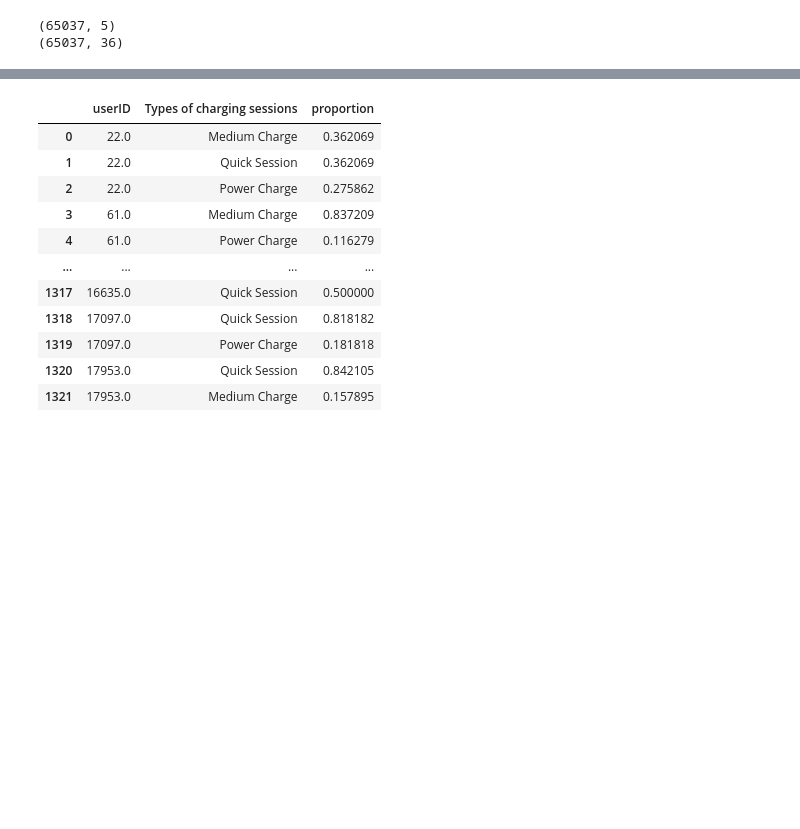
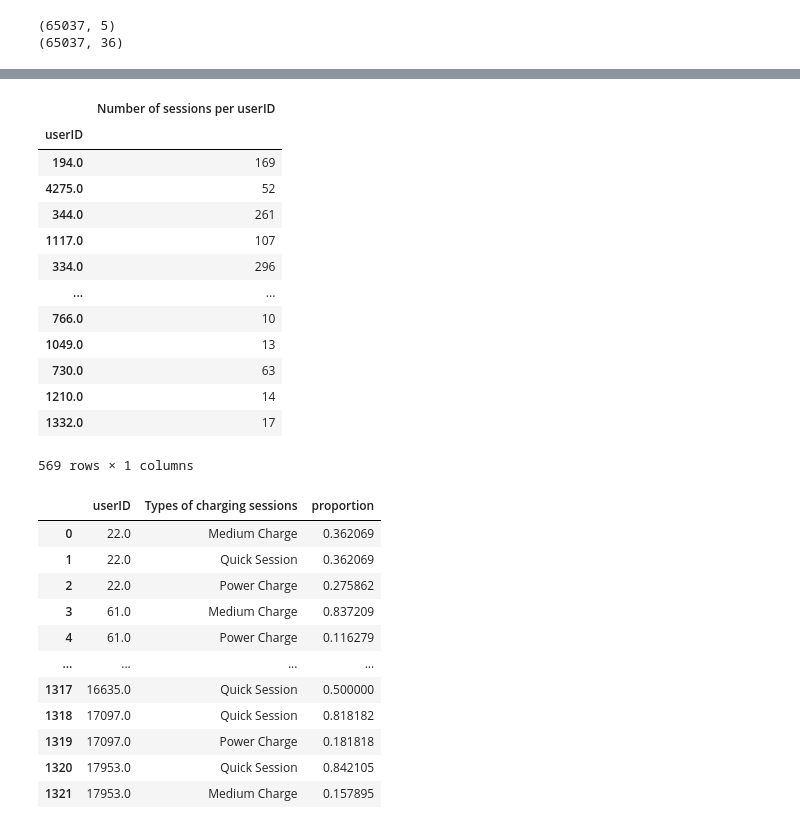
Before and after one commit to Amocon/A-Team_AA-Team-Assignment_2024, a Jupyter notebook: aa_team_assignment/clustering_analysis2.ipynb, the cells around one changed output, grey strips where cells are left out. Saved outputs shown, nothing was run; the diff lists cells and outputs as text; code cells hidden in the pictures; blank space fills up the shorter version.

```diff
--- a/aa_team_assignment/clustering_analysis2.ipynb
+++ b/aa_team_assignment/clustering_analysis2.ipynb
@@ -298,16 +345,3 @@ print(user_df.shape)
 # %% [output]
 (65037, 5)
 (65037, 36)
-# %%
-# Append 4 Clusters column on user_df
-user_df["Types of charging sessions"] = X["Types of charging sessions"]
-# Drop rows with userID that occours in general less than 10 times
-user_df = user_df[user_df.groupby('userID')['userID'].transform('size') >= 10]
-# Add a column with the number of sessions per user
-user_df["Number of sessions per userID"] = user_df.groupby('userID')['userID'].transform('size')
-
-# Assuming user_df is your DataFrame and it has a column named 'userID'
-grouped_user_df = user_df.groupby('userID').size()
-
-# Print the length of each group
-grouped_user_df
@@ -328,3 +353,35 @@ Length: 569, dtype: int64
+# %%
+# Append clusters column
+user_df[charging_session_types] = X[charging_session_types]
+
+# Group by userID and calculate session count
+user_session_counts = user_df.groupby('userID').size()
+
+# Filter users with at least 10 sessions
+valid_user_ids = user_session_counts[user_session_counts >= 10].index
+user_df = user_df[user_df['userID'].isin(valid_user_ids)]
+
+# Add a column for the number of sessions per userID
+user_df['Number of sessions per userID'] = user_session_counts[user_df['userID']].values
+
+# Final grouped result (if required)
+grouped_user_df = user_df[['userID', 'Number of sessions per userID']].drop_duplicates().set_index('userID')
+grouped_user_df
+# %% [output]
+|  | Number of sessions per userID |
+| userID |  |
+| 194.0 | 169 |
+| 4275.0 | 52 |
+| 344.0 | 261 |
+| 1117.0 | 107 |
+| 334.0 | 296 |
+| ... | ... |
+| 766.0 | 10 |
+| 1049.0 | 13 |
+| 730.0 | 63 |
+| 1210.0 | 14 |
+| 1332.0 | 17 |
+569 rows × 1 columns
 # %%
 # Check cluster consistency for each userId
 user_cluster_stats = (
```
Also changed, not shown: parts of 33 cells of this notebook.
